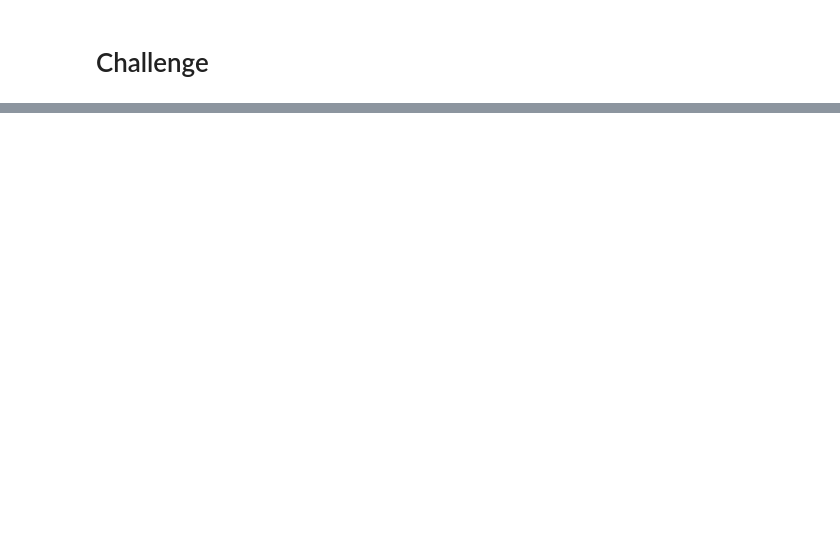
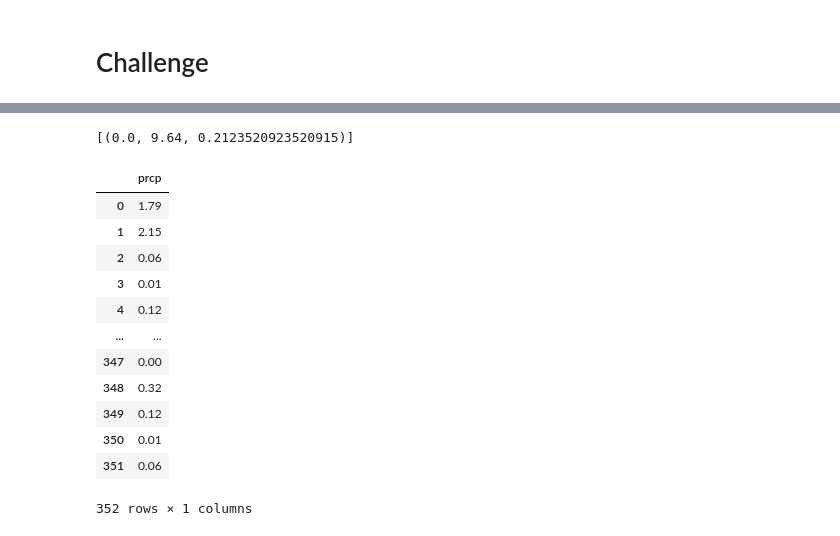
Before and after one commit to wwpa65/surfs_up, a Jupyter notebook: climate_analysis.ipynb, the cells around one changed output, grey strips where cells are left out. Drawn from its saved outputs; the diff is of its cells as text; code cells hidden in the pictures; blank space fills up the shorter version.

```diff
--- a/climate_analysis.ipynb
+++ b/climate_analysis.ipynb
@@ -146,0 +166,33 @@ date=
+# %%
+# Using the station id from the previous query, calculate the lowest temperature recorded,
+# highest temperature recorded, and average temperature most active station?
+session.query(func.min(Measurement.prcp), func.max(Measurement.prcp), func.avg(Measurement.prcp)).\
+filter(Measurement.station == 'USC00519281').all()
+# %% [output]
+[(0.0, 9.64, 0.2123520923520915)]
+# %%
+# Choose the station with the highest number of temperature observations.
+# Query the last 12 months of temperature observation data for this station and plot the results as a histogram
+results = session.query(Measurement.prcp).\
+filter(Measurement.station == 'USC00519281').\
+filter(Measurement.date >= prev_year).all()
+
+# print(results)
+
+df_prcp = pd.DataFrame(results, columns=['prcp'])
+
+df_prcp
+# %% [output]
+|  | prcp |
+| 0 | 1.79 |
+| 1 | 2.15 |
+| 2 | 0.06 |
+| 3 | 0.01 |
+| 4 | 0.12 |
+| ... | ... |
+| 347 | 0.00 |
+| 348 | 0.32 |
+| 349 | 0.12 |
+| 350 | 0.01 |
+| 351 | 0.06 |
+352 rows × 1 columns
```
Also changed, not shown: parts of 4 cells of this notebook, 6 other files.
